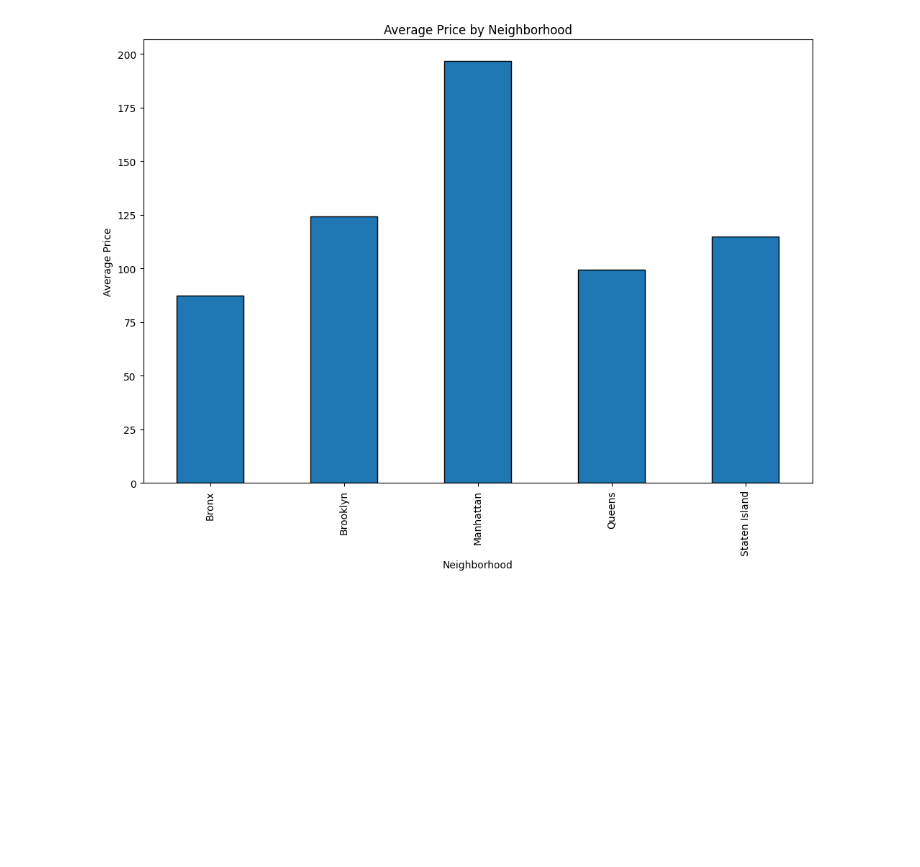
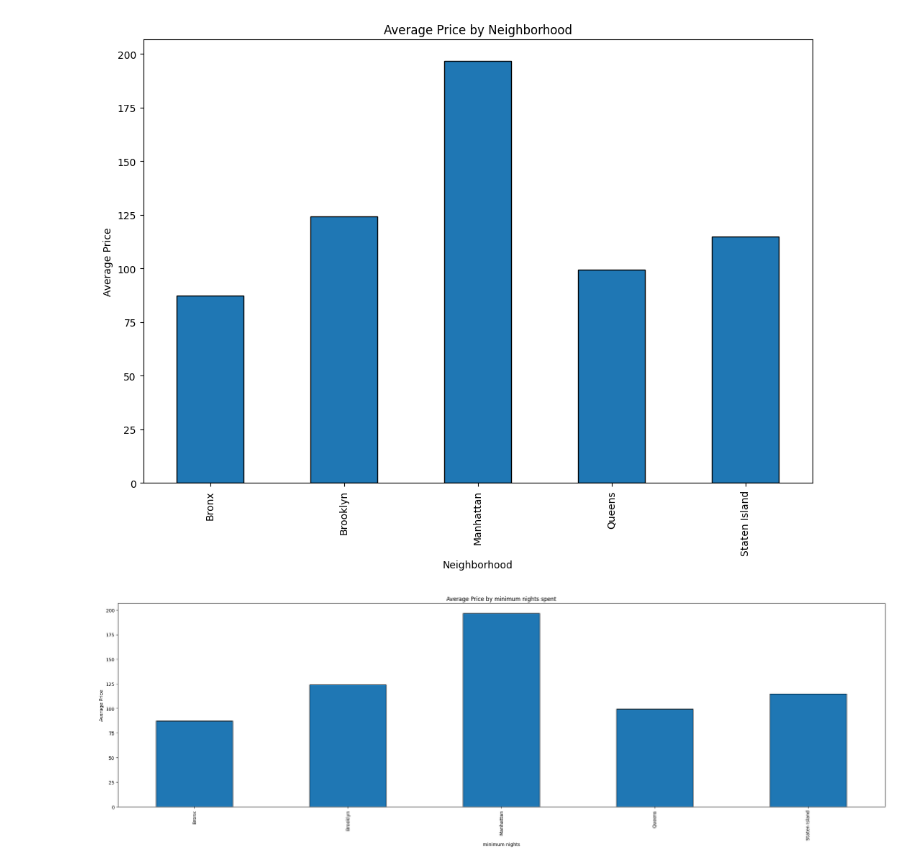
Before and after one commit to guzmanjose-cloud/machine-learning-python-template, a Jupyter notebook: src/explore.ipynb, the cells around one changed output. Drawn from its saved outputs; the diff is of its cells as text; code cells hidden in the pictures; blank space fills up the shorter version.

```diff
--- a/src/explore.ipynb
+++ b/src/explore.ipynb
@@ -14,13 +14,3 @@ data.head()
 | 2 | 3647 | THE VILLAGE OF HARLEM....NEW YORK ! | 4632 | Elisabeth | Manhattan | Harlem | 40.80902 | -73.94190 | ... |
 | 3 | 3831 | Cozy Entire Floor of Brownstone | 4869 | LisaRoxanne | Brooklyn | Clinton Hill | 40.68514 | -73.95976 | ... |
 | 4 | 5022 | Entire Apt: Spacious Studio/Loft ... | 7192 | Laura | Manhattan | East Harlem | 40.79851 | -73.94399 | ... |
-# %%
-columns_to_drop = "host_name", "id", "name", "host_id", "number_of_reviews", "last_review", "reviews_per_month", "calculated_host_listings_count"
-data = data.drop(columns_to_drop, axis=1)
-
-
-
-x = data.drop(["price"], axis=1)
-y = data.loc[:, ["price"]]
-
-data
@@ -43,3 +31,19 @@ plt.ylabel('Average Price')
 plt.show()
 # %% [output]
 [figure]
+# %%
+average_price_by_minimum_nights = data.groupby('minimum_nights')['price'].mean()
+
+# Plot bar chart for the average price by neighborhood
+plt.figure(figsize=(30, 8))
+average_price_by_neighborhood.plot(kind='bar', edgecolor='black')
+
+# Add title and labels
+plt.title('Average Price by minimum nights spent')
+plt.xlabel('minimum nights')
+plt.ylabel('Average Price')
+
+# Show the plot
+plt.show()
+# %% [output]
+[figure, added]
```
Also changed, not shown: parts of 5 cells of this notebook.
